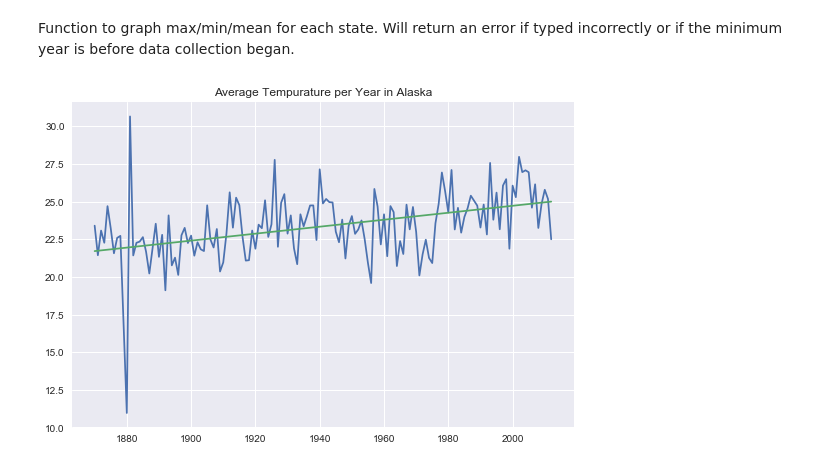
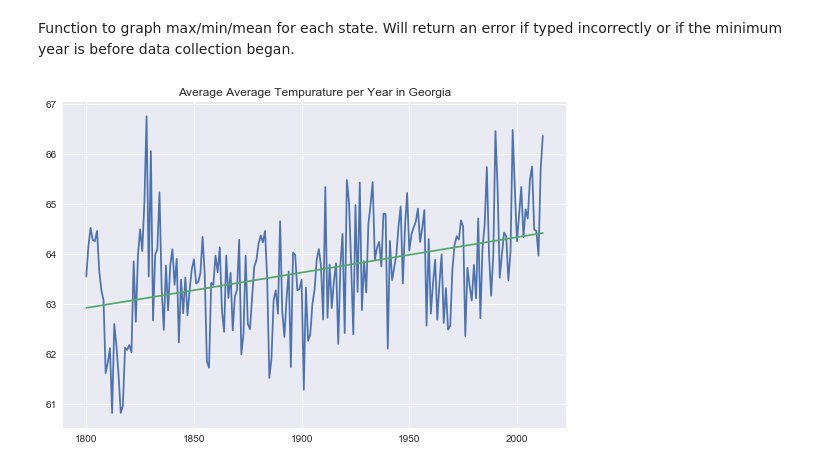
Before and after one commit to spm7/Global-Warming-Trends-in-the-US, a Jupyter notebook: US Warming Trends.ipynb, the cells around one changed output. Drawn from its saved outputs; the diff is of its cells as text; code cells hidden in the pictures.

```diff
--- a/US Warming Trends.ipynb
+++ b/US Warming Trends.ipynb
@@ -250,13 +260,0 @@ iplot(choromap2)
-# %%
-listmax=[]
-for state in states:
-    state_temp=US_state_temp[US_state_temp['State']==state]
-    state_temp_yr=state_temp.groupby(state_temp['dt'].dt.year).max()
-    state_temp_yr.drop('dt',axis=1,inplace=True)
-    state_temp_yr.reset_index(inplace=True)
-    state_temp_yr=state_temp_yr[(state_temp_yr['dt']>1900)&(state_temp_yr['dt']<2013)]
-    slope,intercept= np.polyfit(y=state_temp_yr['AverageTemperature F'],x=state_temp_yr['dt'], deg=1)
-    difference_years=state_temp_yr['dt'].max()-state_temp_yr['dt'].min()
-    code=US_state_temp[US_state_temp['State']==state]['Codes'].unique()[0]
-    listmax.append([state,slope,difference_years,state_temp_yr['dt'].min(),state_temp_yr['dt'].max(),code])
-states_slope_data=pd.DataFrame(data=listmax,columns=['State','Slope','Years','1st Yr','Last Yr','Codes'])
@@ -283,28 +270,26 @@ def state_temp(state_name, max_min_mean, min_year):
     dates=range(min_year,2013)
     if max_min_mean=='mean':
         state_temp_yr=state_temp.groupby(state_temp['dt'].dt.year).mean()
-        state_temp_yr.reset_index(inplace=True)
-        state_temp_yr=state_temp_yr[(state_temp_yr['dt']>=min_year)&(state_temp_yr['dt']<2013)]
-        temps=state_temp_yr['AverageTemperature F']
-        title='Average Tempurature per Year in {}'.format(state_name)
+        name='Average'
     elif max_min_mean=='max':
-        state_temp_max_yr=state_temp.groupby(state_temp['dt'].dt.year).max()
-        state_temp_max_yr.drop('dt',axis=1,inplace=True)
-        state_temp_max_yr.reset_index(inplace=True)
-        state_temp_max_yr=state_temp_max_yr[(state_temp_max_yr['dt']<2013)&(state_temp_max_yr['dt']>=min_year)]
-        temps=state_temp_max_yr['AverageTemperature F']
-        title='Average Maximum Tempurature per Year in {}'.format(state_name)
+        state_temp_yr=state_temp.groupby(state_temp['dt'].dt.year).max()
+        state_temp_yr.drop('dt',axis=1,inplace=True)
+        name='Maximum'
     elif max_min_mean=='min':
-        state_temp_min_yr=state_temp.groupby(state_temp['dt'].dt.year).min()
-        state_temp_min_yr.drop('dt',axis=1,inplace=True)
-        state_temp_min_yr.reset_index(inplace=True)
-        state_temp_min_yr=state_temp_min_yr[(state_temp_min_yr['dt']<2013)&(state_temp_min_yr['dt']>=min_year)]
-        temps=state_temp_min_yr['AverageTemperature F']
-        title='Average Minimum Tempurature per Year in {}'.format(state_name)
+        state_temp_yr=state_temp.groupby(state_temp['dt'].dt.year).min()
+        state_temp_yr.drop('dt',axis=1,inplace=True)
+        name='Minimum'
     else:
         print('Data entered incorrectly')
 
+    state_temp_yr.reset_index(inplace=True)
+    state_temp_yr=state_temp_yr[(state_temp_yr['dt']<2013)&(state_temp_yr['dt']>=min_year)]
 
+    if state_temp_yr.isnull().values.any()==True:
+        print('Dates contains NAN values please reselect')
+
+    temps=state_temp_yr['AverageTemperature F']
+    title='Average {} Tempurature per Year in {}'.format(name,state_name)
     slope,intercept= np.polyfit(y=temps,x=dates, deg=1)
     linear = [slope * i + intercept for i in dates]
 
@@ -314,6 +299,6 @@ def state_temp(state_name, max_min_mean, min_year):
     plt.plot(dates,linear)
     plt.title(title)
 # %%
-state_temp('Alaska','mean',1870)
+state_temp('Georgia','mean',1800)
 # %% [output]
-[figure, old version]
+[figure, new version]
```
Also changed, not shown: parts of 34 cells of this notebook.
